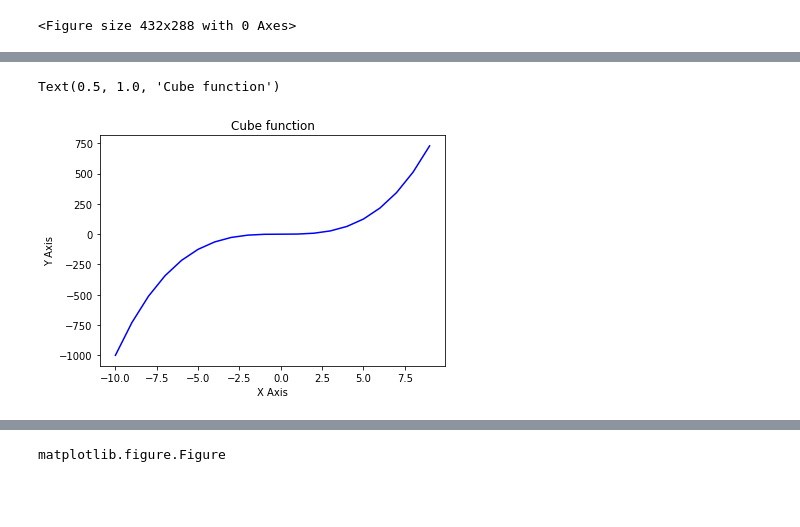
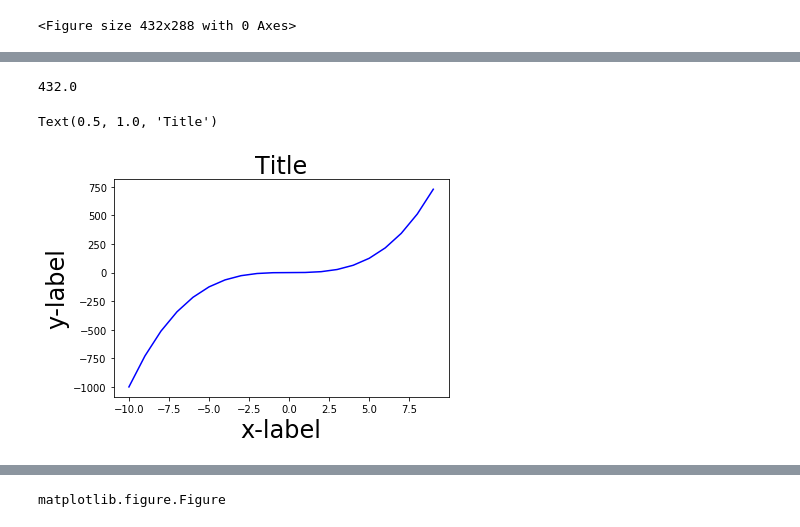
Before and after one commit to cepheus87/pythonStuff, a Jupyter notebook: plots/plots_as_objects.ipynb, the cells around one changed output, grey strips where cells are left out. Saved outputs shown, nothing was run; the diff lists cells and outputs as text; code cells hidden in the pictures; blank space fills up the shorter version.

```diff
--- a/plots/plots_as_objects.ipynb
+++ b/plots/plots_as_objects.ipynb
@@ -27,16 +27,18 @@ fig
-# %%
-x = np.linspace(-10, 9, 20)
-
-y = x ** 3
-
-figure = plt.figure()
-
-axes = figure.add_axes([0.2, 0.2, 0.8, 0.8])
-
-axes.plot(x, y, 'b')
-axes.set_xlabel('X Axis')
-axes.set_ylabel('Y Axis')
-axes.set_title('Cube function')
-# %% [output]
-Text(0.5, 1.0, 'Cube function')
-[figure, removed]
+# %%
+fig.bbox.width
+# %% [output]
+432.0
+# %%
+fontsize=24
+figure, ax = plt.subplots()
+x = np.linspace(-10, 9, 20)
+y = x ** 3
+
+ax.plot(x, y, 'b')
+
+ax.set_xlabel('x-label', fontsize=fontsize)
+ax.set_ylabel('y-label', fontsize=fontsize)
+ax.set_title('Title', fontsize=fontsize)
+# %% [output]
+Text(0.5, 1.0, 'Title')
+[figure, added]
```
Also changed, not shown: parts of 7 cells of this notebook.
